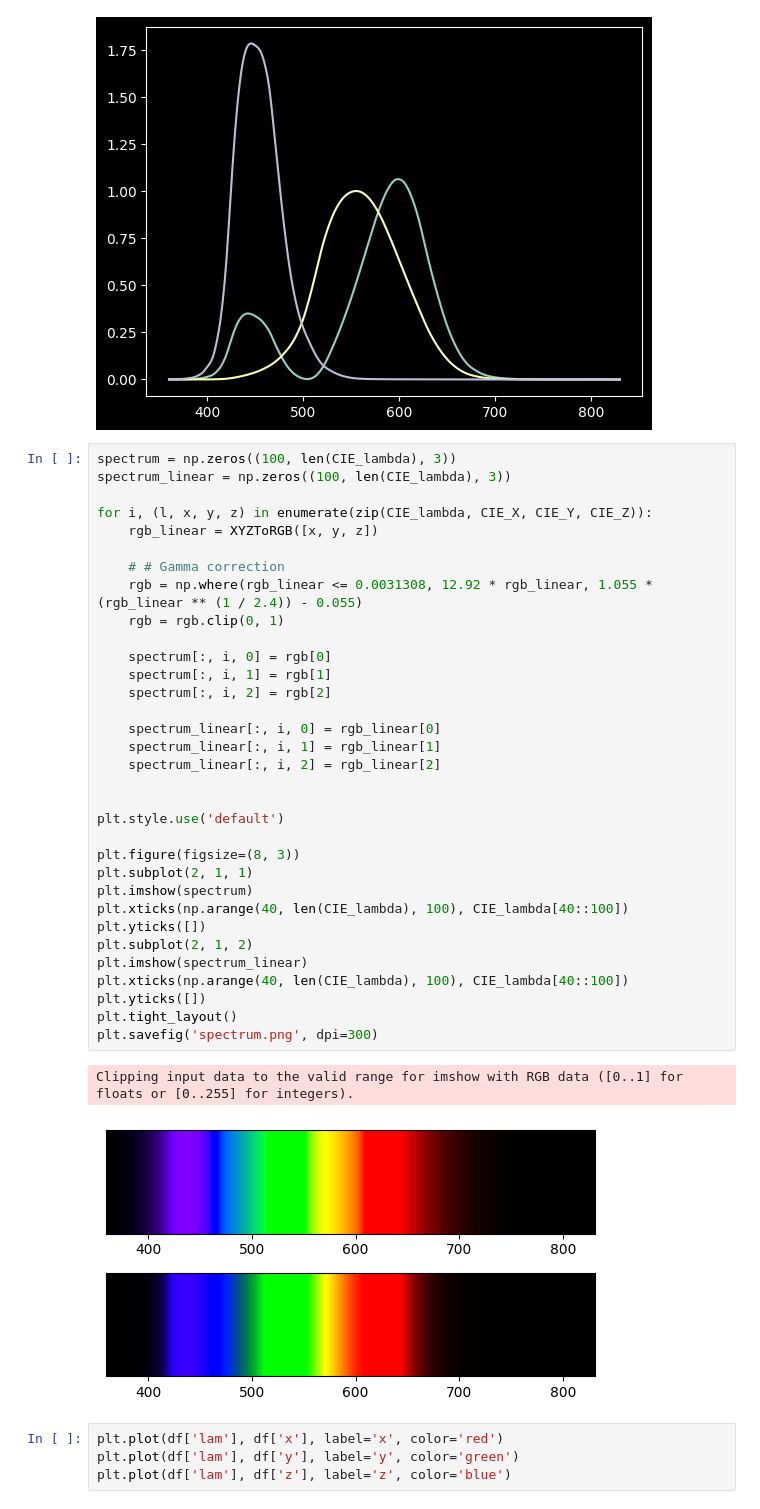
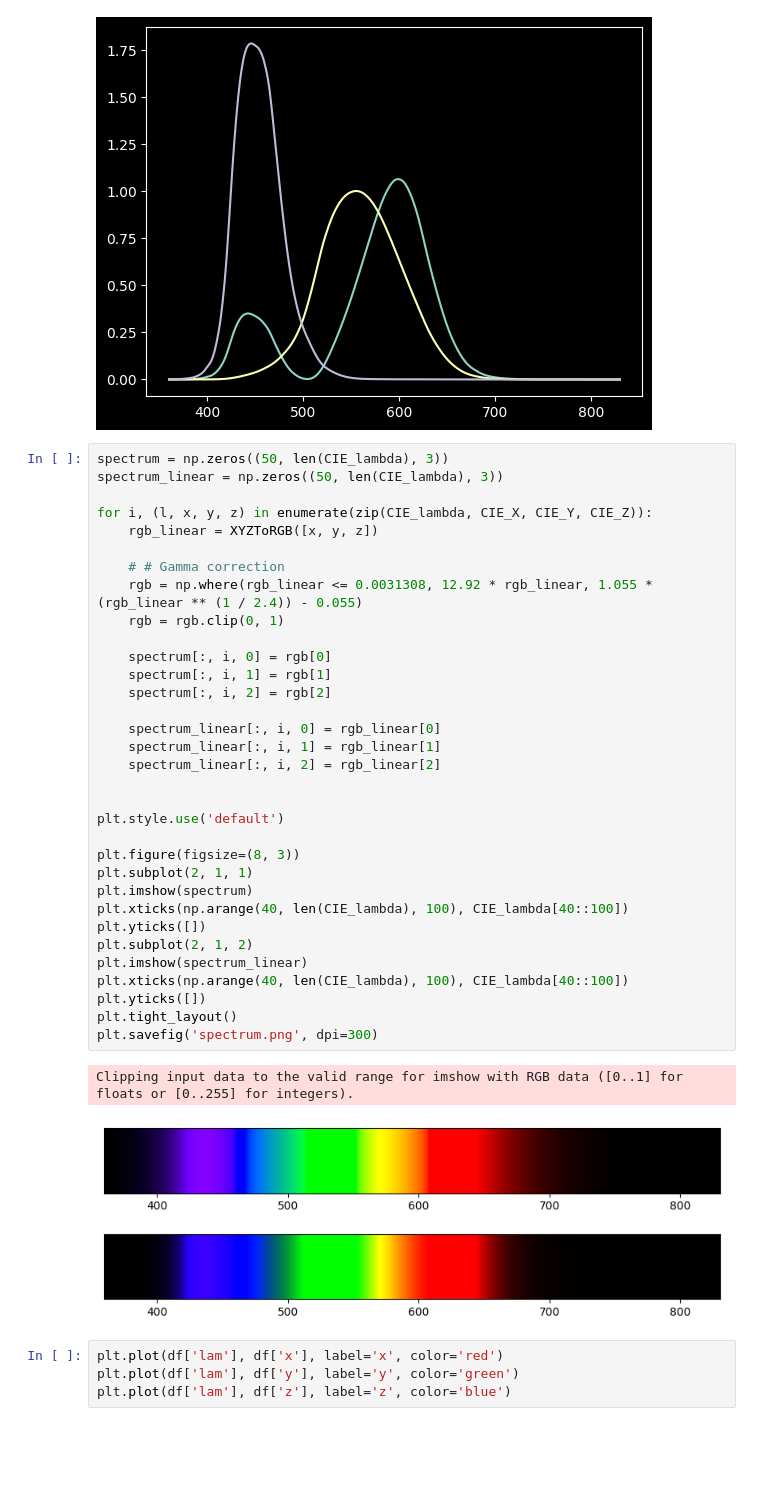
Before and after one commit to UL-FRI-LGM/VPT-spectral-volume-rendering, a Jupyter notebook: py_notebooks/spectrum.ipynb, the cells around one changed output. Drawn from its saved outputs; the diff is of its cells as text; blank space fills up the shorter version.

```diff
--- a/py_notebooks/spectrum.ipynb
+++ b/py_notebooks/spectrum.ipynb
@@ -819,41 +819,41 @@ plt.plot(CIE_lambda, CIE_Z)
 [<matplotlib.lines.Line2D at 0x...>]
 [figure]
 # %%
-spectrum = np.zeros((100, len(CIE_lambda), 3))
-spectrum_linear = np.zeros((100, len(CIE_lambda), 3))
+spectrum = np.zeros((50, len(CIE_lambda), 3))
+spectrum_linear = np.zeros((50, len(CIE_lambda), 3))
 
 for i, (l, x, y, z) in enumerate(zip(CIE_lambda, CIE_X, CIE_Y, CIE_Z)):
 	rgb_linear = XYZToRGB([x, y, z])
 
 	# # Gamma correction
 	rgb = np.where(rgb_linear <= 0.0031308, 12.92 * rgb_linear, 1.055 * (rgb_linear ** (1 / 2.4)) - 0.055)
 	rgb = rgb.clip(0, 1)
 
 	spectrum[:, i, 0] = rgb[0]
 	spectrum[:, i, 1] = rgb[1]
 	spectrum[:, i, 2] = rgb[2]
 
 	spectrum_linear[:, i, 0] = rgb_linear[0]
 	spectrum_linear[:, i, 1] = rgb_linear[1]
 	spectrum_linear[:, i, 2] = rgb_linear[2]
 
 
 plt.style.use('default')
 
 plt.figure(figsize=(8, 3))
 plt.subplot(2, 1, 1)
 plt.imshow(spectrum)
 plt.xticks(np.arange(40, len(CIE_lambda), 100), CIE_lambda[40::100])
 plt.yticks([])
 plt.subplot(2, 1, 2)
 plt.imshow(spectrum_linear)
 plt.xticks(np.arange(40, len(CIE_lambda), 100), CIE_lambda[40::100])
 plt.yticks([])
 plt.tight_layout()
 plt.savefig('spectrum.png', dpi=300)
 # %% [output]
 Clipping input data to the valid range for imshow with RGB data ([0..1] for floats or [0..255] for integers).
-[figure, old version]
+[figure, new version]
 # %%
 plt.plot(df['lam'], df['x'], label='x', color='red')
 plt.plot(df['lam'], df['y'], label='y', color='green')
```
Also changed, not shown: 6 other files.
